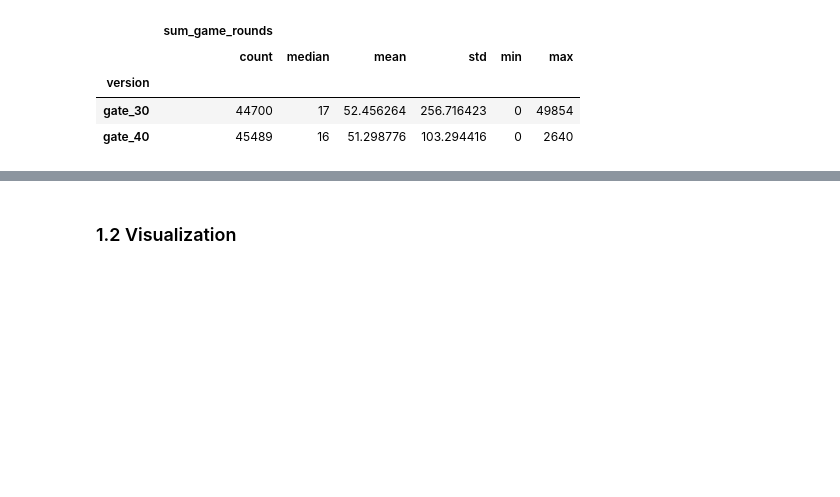
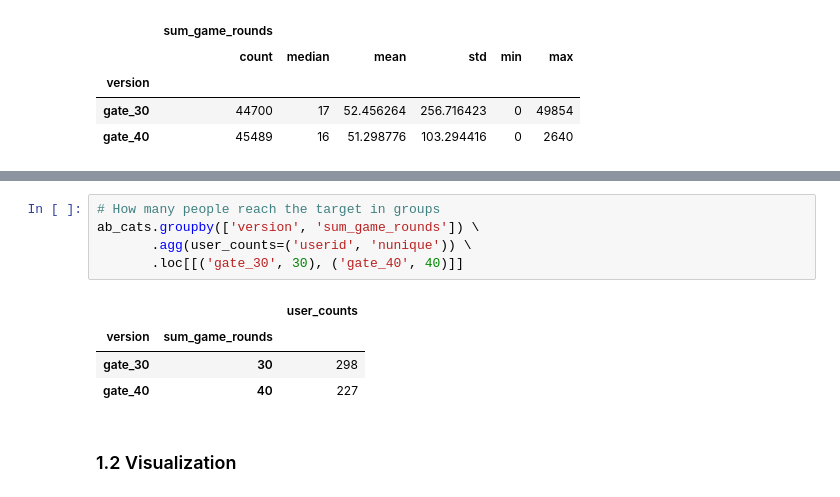
Before and after one commit to Atlam0s/cookie_cats_game_ab_test, a Jupyter notebook: ab_cookie_cats.ipynb, the cells around one changed output, grey strips where cells are left out. Drawn from its saved outputs; the diff is of its cells as text; blank space fills up the shorter version.

Commit message:
add groups target users count stats

```diff
--- a/ab_cookie_cats.ipynb
+++ b/ab_cookie_cats.ipynb
@@ -95,3 +99,13 @@ ab_cats.groupby(['version', 'retention_1', 'retention_7']) \
+# %%
+# How many people reach the target in groups
+ab_cats.groupby(['version', 'sum_game_rounds']) \
+       .agg(user_counts=('userid', 'nunique')) \
+       .loc[[('gate_30', 30), ('gate_40', 40)]]
+# %% [output]
+|  |  | user_counts |
+| version | sum_game_rounds |  |
+| gate_30 | 30 | 298 |
+| gate_40 | 40 | 227 |
 # %% [markdown]
 ### 1.2 Visualization
 # %%
```
Also changed, not shown: parts of 7 cells of this notebook.
